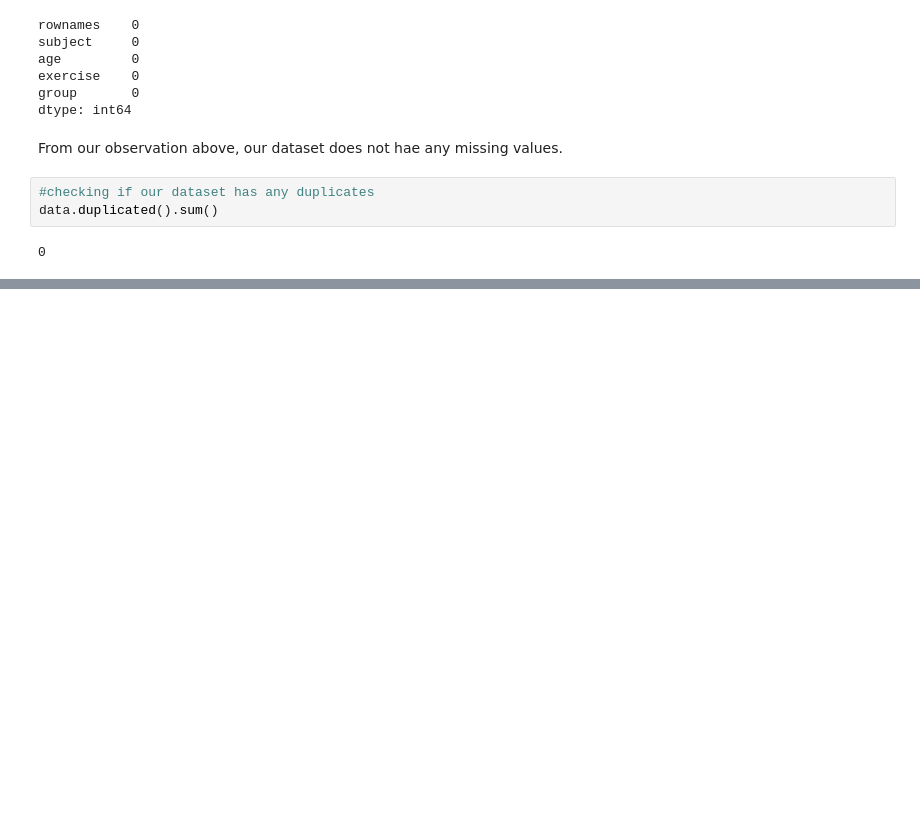
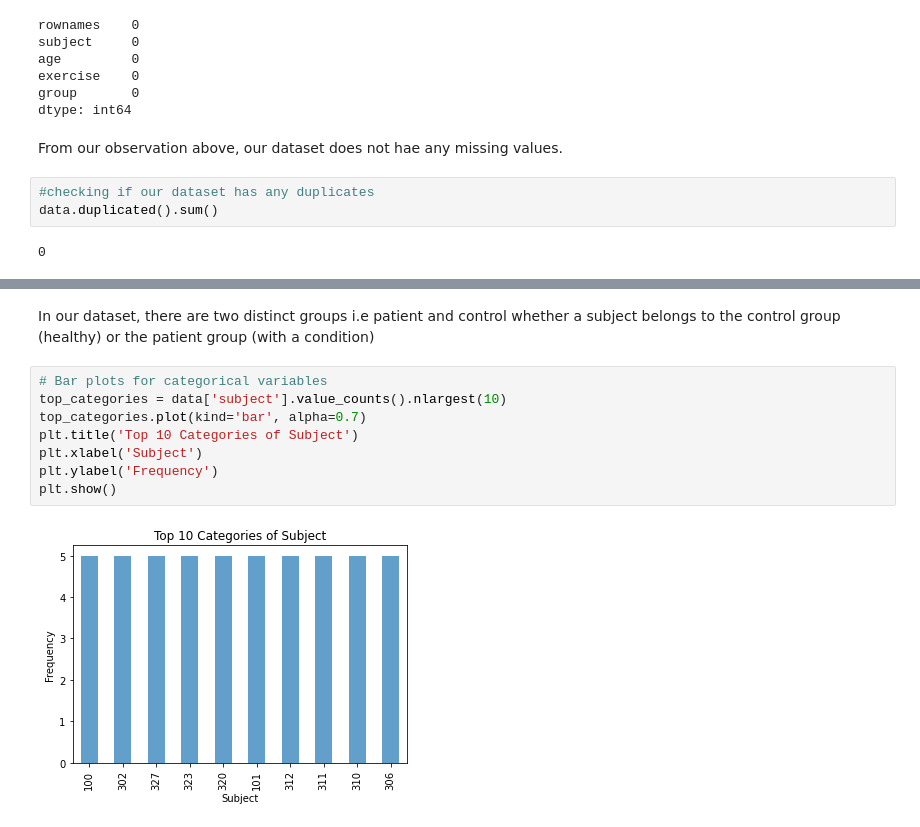
Before and after one commit to CessNgunjiri/Project, a Jupyter notebook: index.ipynb, the cells around one changed output, grey strips where cells are left out. Saved outputs shown, nothing was run; the diff lists cells and outputs as text; blank space fills up the shorter version.

```diff
--- a/index.ipynb
+++ b/index.ipynb
@@ -129,0 +265,13 @@ data.duplicated().sum()
+# %% [markdown]
+In our dataset, there are two distinct groups i.e patient and control
+ whether a subject belongs to the control group (healthy) or the patient group (with a condition)
+# %%
+# Bar plots for categorical variables
+top_categories = data['subject'].value_counts().nlargest(10)
+top_categories.plot(kind='bar', alpha=0.7)
+plt.title('Top 10 Categories of Subject')
+plt.xlabel('Subject')
+plt.ylabel('Frequency')
+plt.show()
+# %% [output]
+[figure, added]
```
Also changed, not shown: parts of 44 cells of this notebook.
